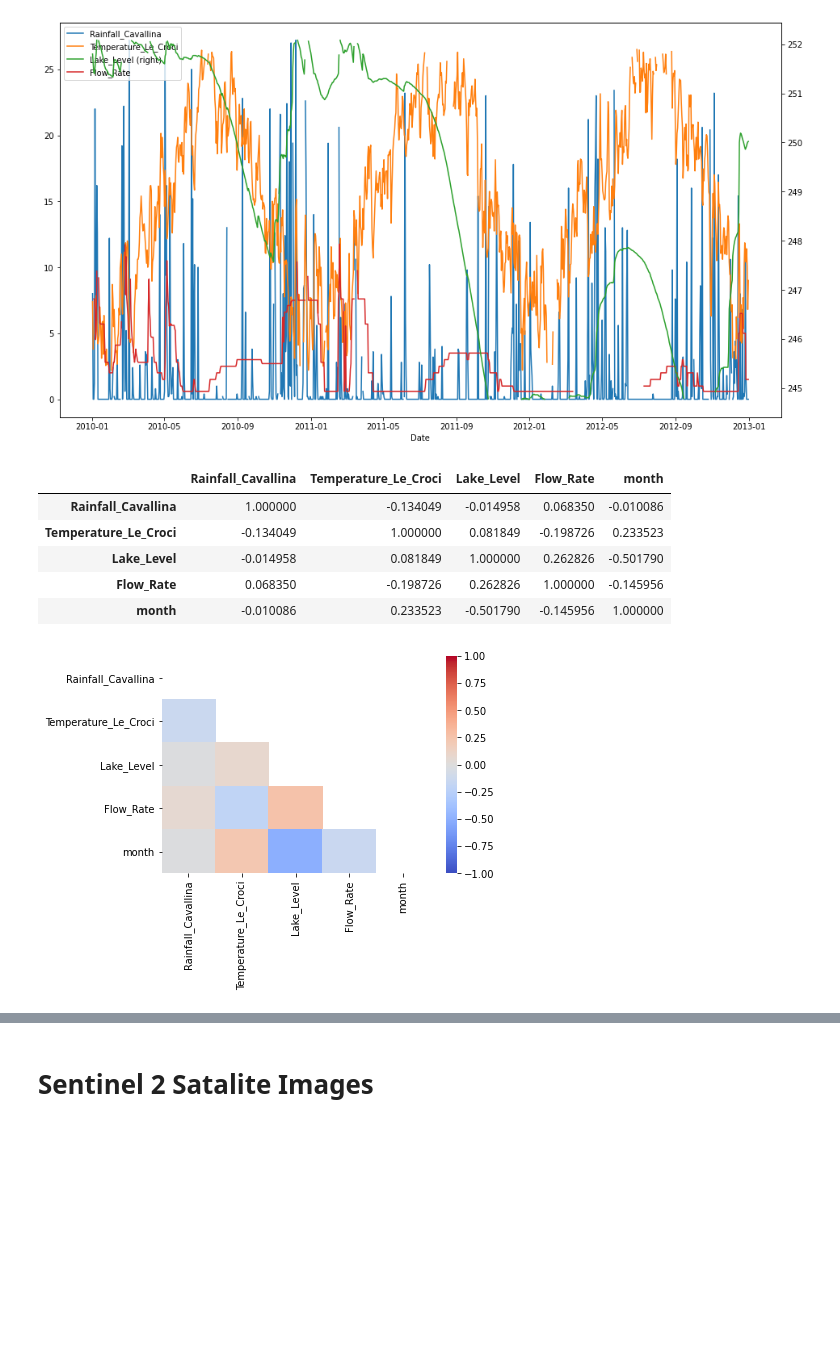
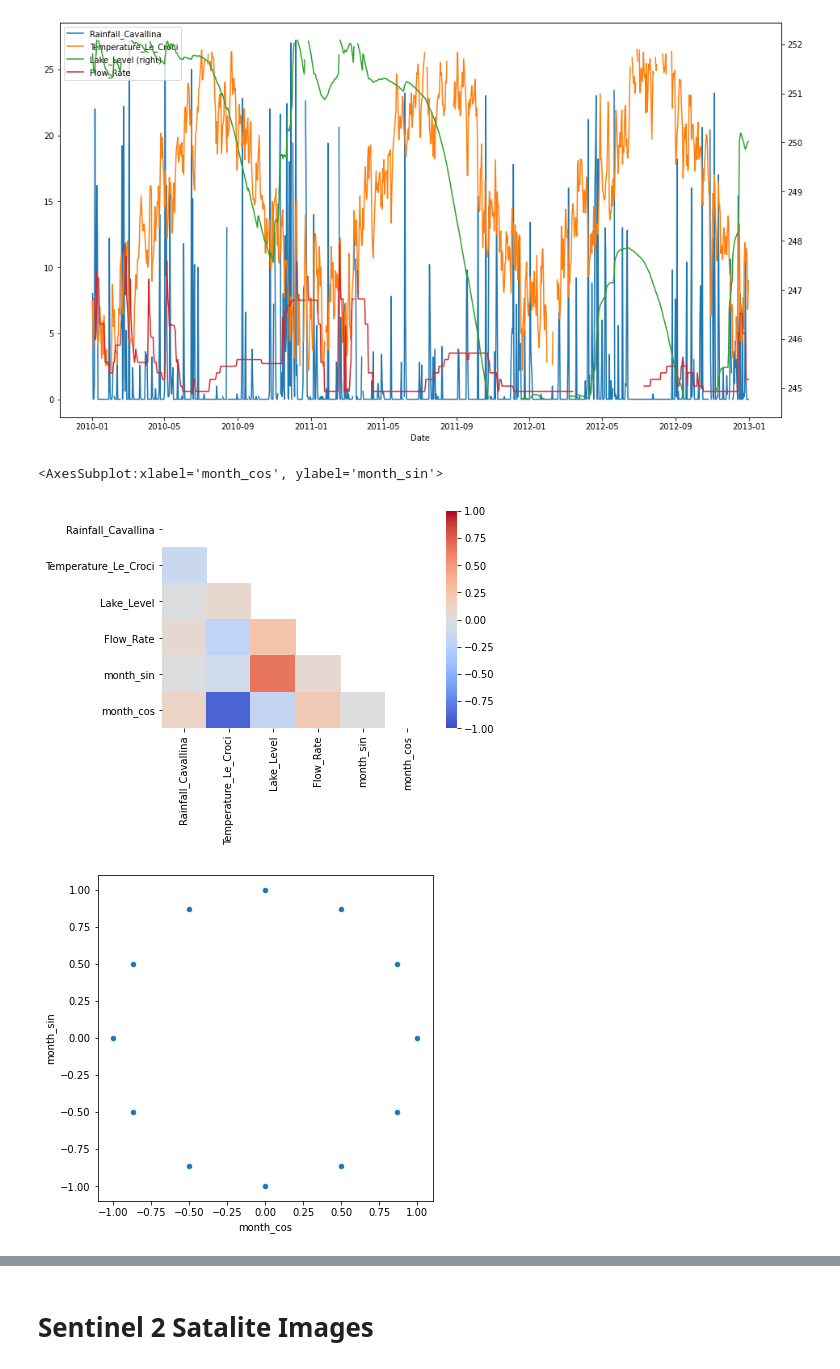
Before and after one commit to KlemenKozelj/master_thesis, a Jupyter notebook: 02_Lake_Bilancino.ipynb, the cells around one changed output, grey strips where cells are left out. Saved outputs shown, nothing was run; the diff lists cells and outputs as text; code cells hidden in the pictures; blank space fills up the shorter version.

Commit message:
Transformed months to cyclical

```diff
--- a/02_Lake_Bilancino.ipynb
+++ b/02_Lake_Bilancino.ipynb
@@ -129,14 +129,11 @@ df[
 <AxesSubplot:xlabel='Date'>
 [figure]
 # %%
-df['month'] = pd.to_datetime(df.index).month
-# Month has negative correlation with lake level
-correlation_matrix(df)
+df['month_sin'] = np.sin((pd.to_datetime(df.index).month - 1) * (2. * np.pi / 12))
+df['month_cos'] = np.cos((pd.to_datetime(df.index).month - 1) * (2. * np.pi / 12))
+
+df.groupby(['month_cos', 'month_sin']).size().reset_index().plot(x='month_cos', y='month_sin', kind='scatter', figsize=(6, 6))
 # %% [output]
-|  | Rainfall_Cavallina | Temperature_Le_Croci | Lake_Level | Flow_Rate | month |
-| Rainfall_Cavallina | 1.000000 | -0.134049 | -0.014958 | 0.068350 | -0.010086 |
-| Temperature_Le_Croci | -0.134049 | 1.000000 | 0.081849 | -0.198726 | 0.233523 |
-| Lake_Level | -0.014958 | 0.081849 | 1.000000 | 0.262826 | -0.501790 |
-| Flow_Rate | 0.068350 | -0.198726 | 0.262826 | 1.000000 | -0.145956 |
-| month | -0.010086 | 0.233523 | -0.501790 | -0.145956 | 1.000000 |
+<AxesSubplot:xlabel='month_cos', ylabel='month_sin'>
-[figure, old version]
+[figure, new version]
+[figure, added]
```
Also changed, not shown: parts of 3 cells of this notebook.
